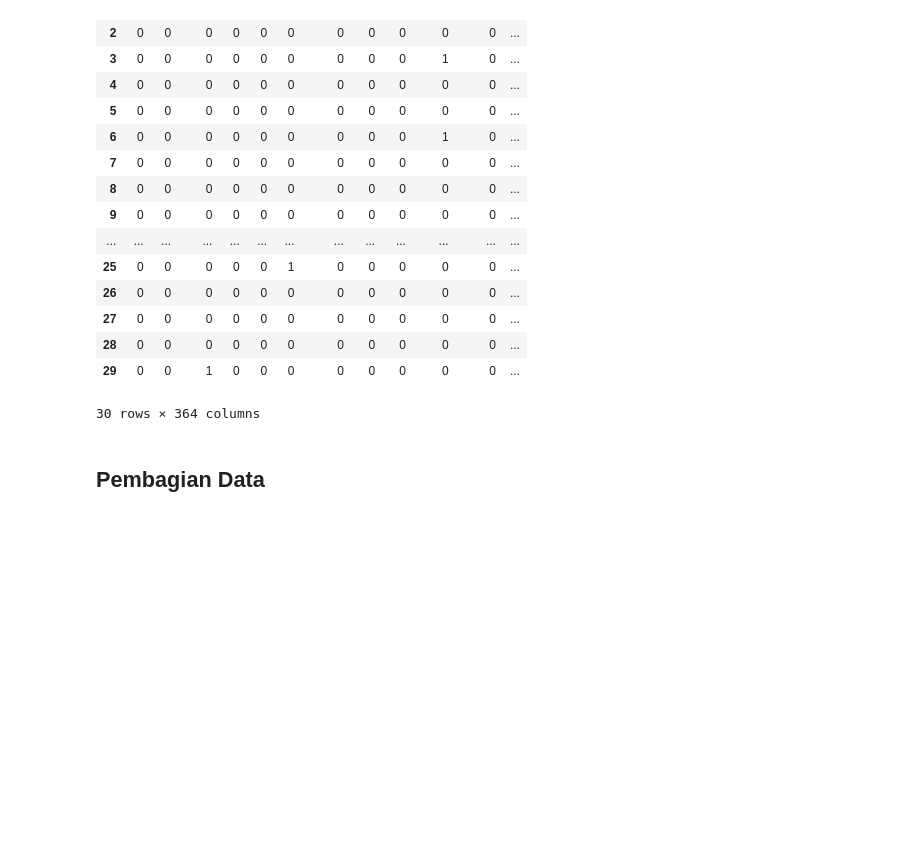
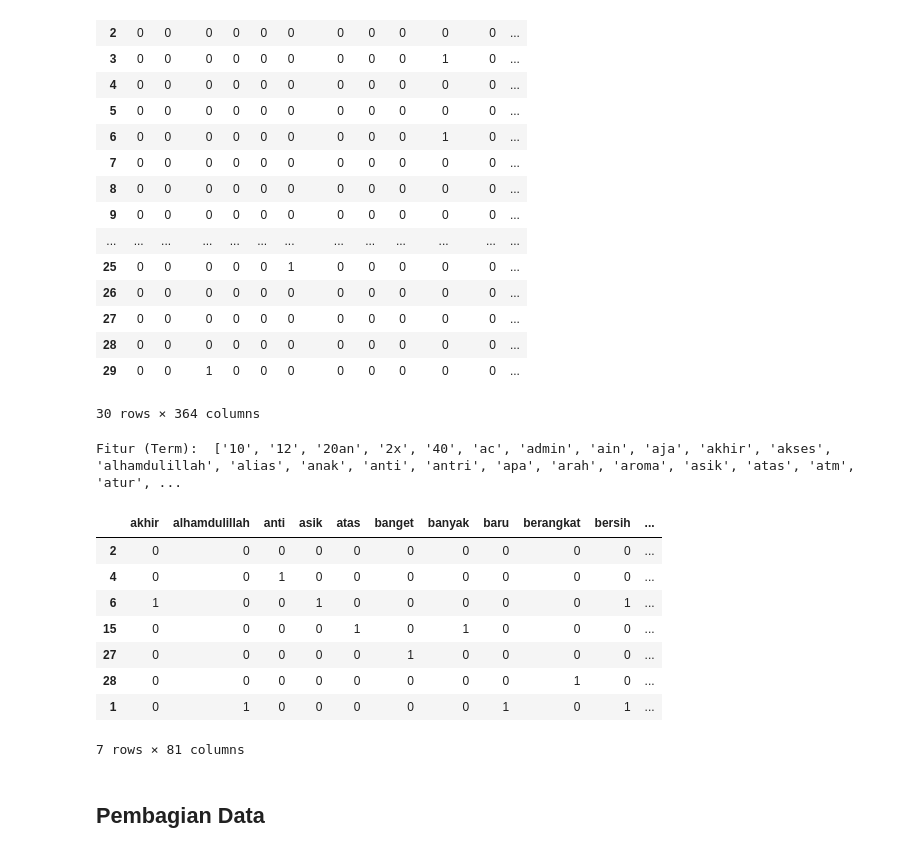
Before and after one commit to abuwildanm/Text-Mining, a Jupyter notebook: Sentiment_Analysis_Project.ipynb, the cells around one changed output. Cells and saved outputs as stored; diff of their text form; code cells hidden in the pictures; blank space fills up the shorter version.

```diff
--- a/Sentiment_Analysis_Project.ipynb
+++ b/Sentiment_Analysis_Project.ipynb
@@ -102,3 +116,22 @@ tf
 | 28 | 0 | 0 | 0 | 0 | 0 | 0 | 0 | 0 | 0 | 0 | 0 | ... |
 | 29 | 0 | 0 | 1 | 0 | 0 | 0 | 0 | 0 | 0 | 0 | 0 | ... |
 30 rows × 364 columns
+# %%
+print('Fitur (Term): ', vectorizer.get_feature_names())
+# %% [output]
+Fitur (Term):  ['10', '12', '20an', '2x', '40', 'ac', 'admin', 'ain', 'aja', 'akhir', 'akses', 'alhamdulillah', 'alias', 'anak', 'anti', 'antri', 'apa', 'arah', 'aroma', 'asik', 'atas', 'atm', 'atur', ...
+# %%
+tf_manual = tf.iloc[[2, 4, 6, 15, 27, 28, 1]]
+feature_manual = (tf_manual != 0).any()
+tf_manual = tf_manual.loc[:, feature_manual]
+tf_manual
+# %% [output]
+|  | akhir | alhamdulillah | anti | asik | atas | banget | banyak | baru | berangkat | bersih | ... |
+| 2 | 0 | 0 | 0 | 0 | 0 | 0 | 0 | 0 | 0 | 0 | ... |
+| 4 | 0 | 0 | 1 | 0 | 0 | 0 | 0 | 0 | 0 | 0 | ... |
+| 6 | 1 | 0 | 0 | 1 | 0 | 0 | 0 | 0 | 0 | 1 | ... |
+| 15 | 0 | 0 | 0 | 0 | 1 | 0 | 1 | 0 | 0 | 0 | ... |
+| 27 | 0 | 0 | 0 | 0 | 0 | 1 | 0 | 0 | 0 | 0 | ... |
+| 28 | 0 | 0 | 0 | 0 | 0 | 0 | 0 | 0 | 1 | 0 | ... |
+| 1 | 0 | 1 | 0 | 0 | 0 | 0 | 0 | 1 | 0 | 1 | ... |
+7 rows × 81 columns
```
Also changed, not shown: parts of 15 cells of this notebook.
